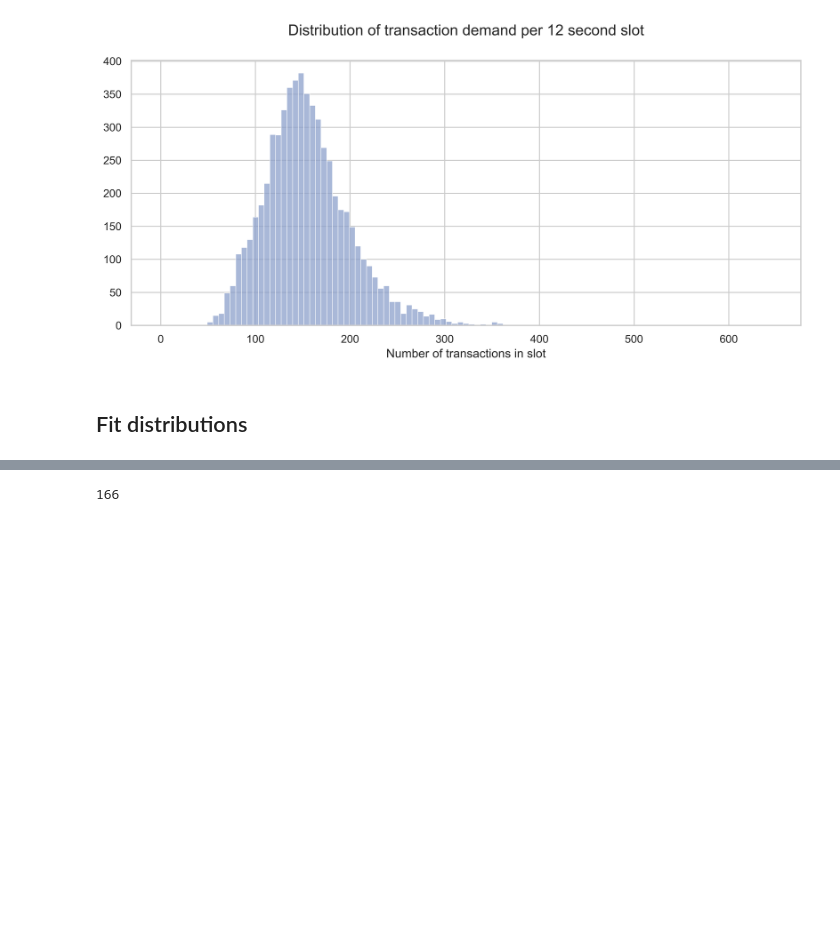
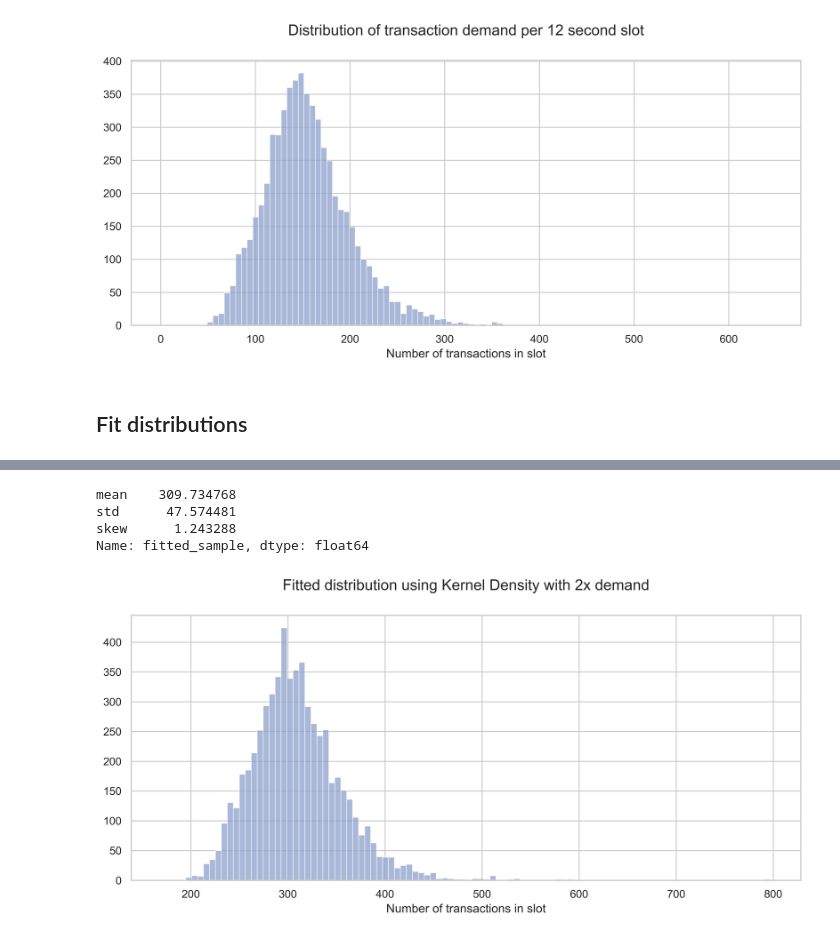
Before and after one commit to nightingalelab/evm-meter-analysis, a Jupyter notebook: notebooks/4.0-arrival-times-analysis.ipynb, the cells around one changed output, grey strips where cells are left out. Saved outputs shown, nothing was run; the diff lists cells and outputs as text; code cells hidden in the pictures; blank space fills up the shorter version.

Commit message:
Add 2x demand distribution to arrival times notebook

```diff
--- a/notebooks/4.0-arrival-times-analysis.ipynb
+++ b/notebooks/4.0-arrival-times-analysis.ipynb
@@ -201,4 +201,23 @@ Name: fitted_sample, dtype: float64
 # %%
-int(kernel.resample(size=1)[0][0])
+kernel = gaussian_kde(slot_counts_df["count"].values)
+average = kernel.resample(size=10000).mean()
+
+slot_counts_df["fitted_sample"] = (kernel.resample(len(slot_counts_df)).ravel()+ average*1).astype(int)
+print(slot_counts_df["fitted_sample"].agg(["mean", "std", "skew"]))
+
+plt.figure(figsize=(10, 5))
+ax = sns.histplot(slot_counts_df, x="fitted_sample", color="#8da0cb")
+plt.title(
+    f"Fitted distribution using Kernel Density with 2x demand",
+    pad=25,
+)
+plt.xlabel("Number of transactions in slot")
+plt.ylabel("")
+plt.tight_layout()
+plt.show()
 # %% [output]
-166
+mean    309.734768
+std      47.574481
+skew      1.243288
+Name: fitted_sample, dtype: float64
+[figure, added]
```
Also changed, not shown: parts of 3 cells of this notebook.
